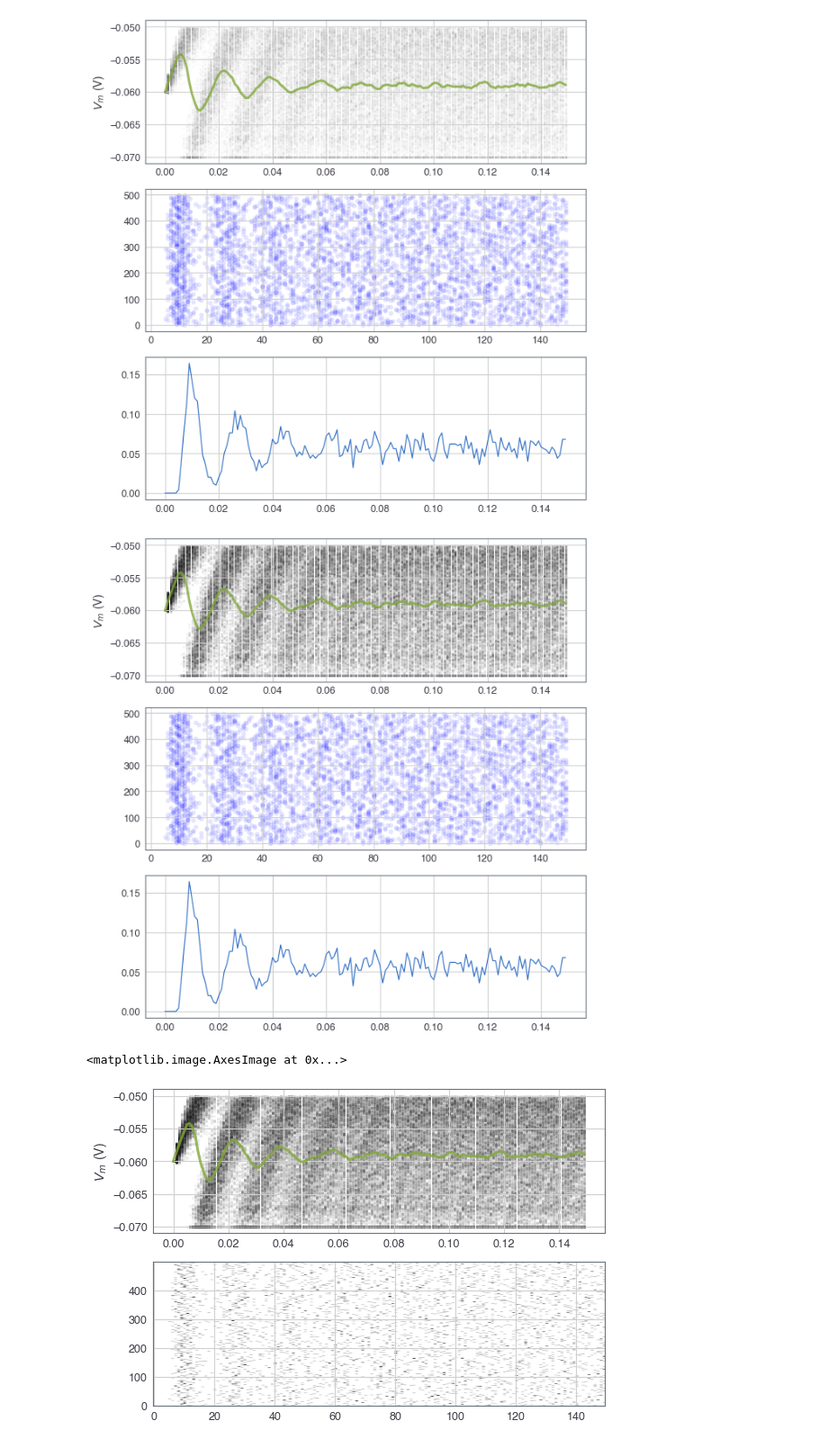
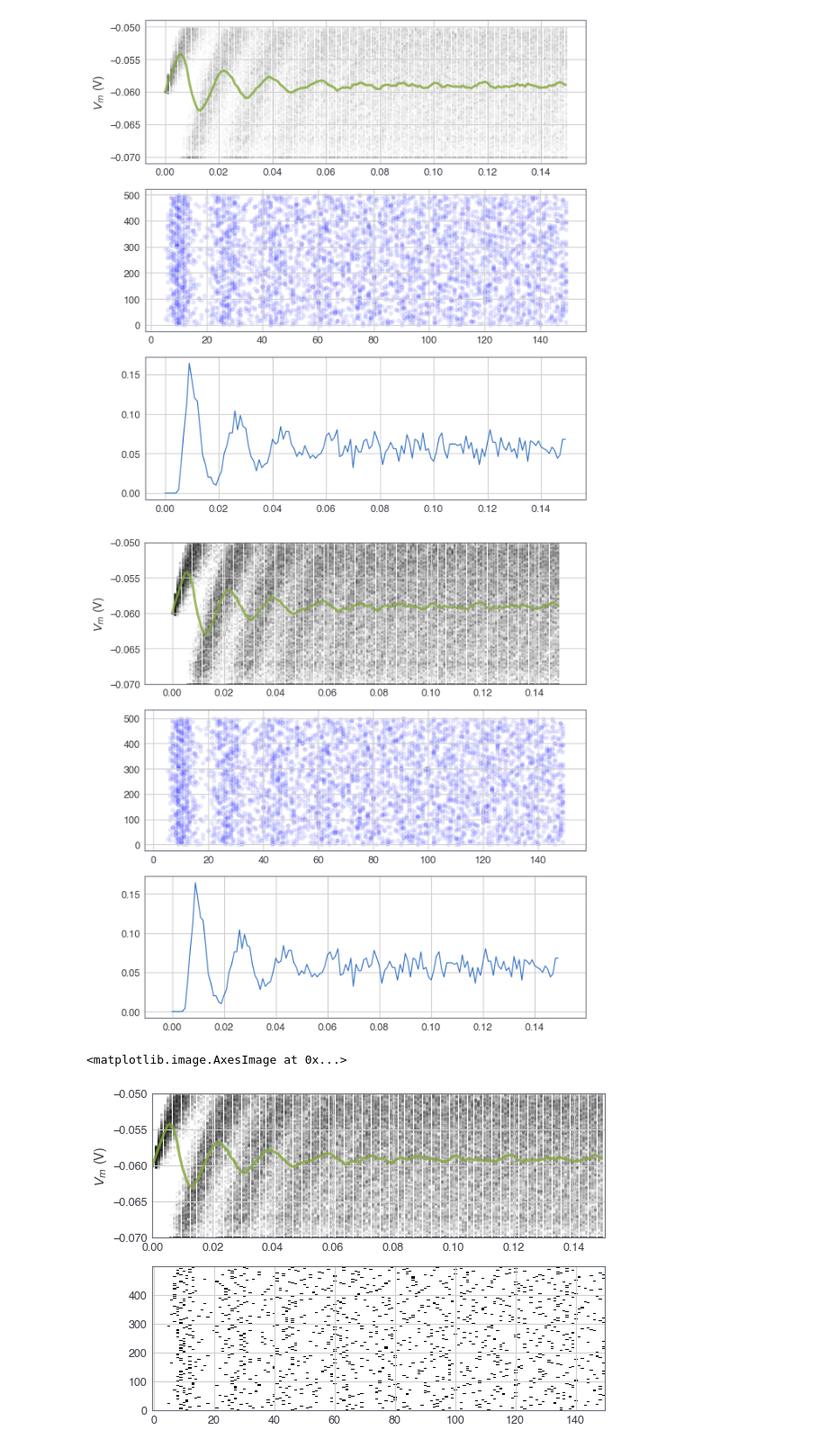
Before and after one commit to awakhloo/Neuromatch, a Jupyter notebook: numpy practice.ipynb, the cells around one changed output. Shown at 90% size. Drawn from its saved outputs; the diff is of its cells as text; code cells hidden in the pictures.

```diff
--- a/numpy practice.ipynb
+++ b/numpy practice.ipynb
@@ -229,8 +229,9 @@ spikes_mu = spikes_n / n
 ax1 = plt.subplot(3, 1, 1)
 for j in range(n):
     plt.scatter(time, v_n[j], color="k", marker=".", alpha=0.05)
-plt.plot(t_range, v_mu, 'C1', alpha=0.8, linewidth=3)
+plt.plot(time, v_mu, 'C1', alpha=0.8, linewidth=3)
 plt.ylabel('$V_m$ (V)')
+plt.ylim((-0.07, -0.05))
 
 ax2 = plt.subplot(3, 1, 2)
 for j in range(0, n) :
@@ -243,7 +244,7 @@ plt.plot(time, spikes_mu)
 
 plt.tight_layout()
 # %% [output]
-[figure, old version]
+[figure, new version]
 # %%
 np.random.seed(2020)
 time = np.arange(0, t_max, dt)
@@ -254,33 +255,35 @@ v_n = np.ones([n, steps]) * el
 syn = i_mean * (1 + 0.1 * (np.sqrt(t_max/dt) * (np.random.random([n, steps]) * 2 - 1)))
 spikes_n = np.zeros([steps])
 thresh = -0.05
 v_r = -0.07
 
 raster = np.zeros([n, steps])
 
 fig = plt.figure(figsize = (9, 10))
 
 for step, t in enumerate(time) :
     if step == 0 :
         continue
     v_n[:, step] = v_n[:, step - 1] + dt * ((el - v_n[:, step - 1] + r * syn[:, step]))/tau
 
     spikey_guys = (v_n[:, step] >= thresh)
     v_n[spikey_guys, step] = v_r
     raster[spikey_guys, step] = 1.
-    spikes_n[step] =len(indexer)
+    spikes_n[step] =len(v_n[spikey_guys, step])
 
 v_mu = np.mean(v_n, axis = 0)
 spikes_mu = spikes_n / n
 
 ax1 = plt.subplot(3, 1, 1)
 for j in range(n):
     plt.scatter(time, v_n[j], color="k", marker=".", alpha=0.05)
-plt.plot(t_range, v_mu, 'C1', alpha=0.8, linewidth=3)
+plt.plot(time, v_mu, 'C1', alpha=0.8, linewidth=3)
 plt.ylabel('$V_m$ (V)')
+plt.xlim(0, 150e-3)
+plt.ylim((-0.07, -0.05))
 
 ax2= plt.subplot(3, 1, 2)
 plt.imshow(raster, cmap = 'Greys', aspect = 'auto', origin = 'lower')
 # %% [output]
 <matplotlib.image.AxesImage at 0x...>
-[figure, old version]
+[figure, new version]
```
Also changed, not shown: parts of 4 cells of this notebook.
